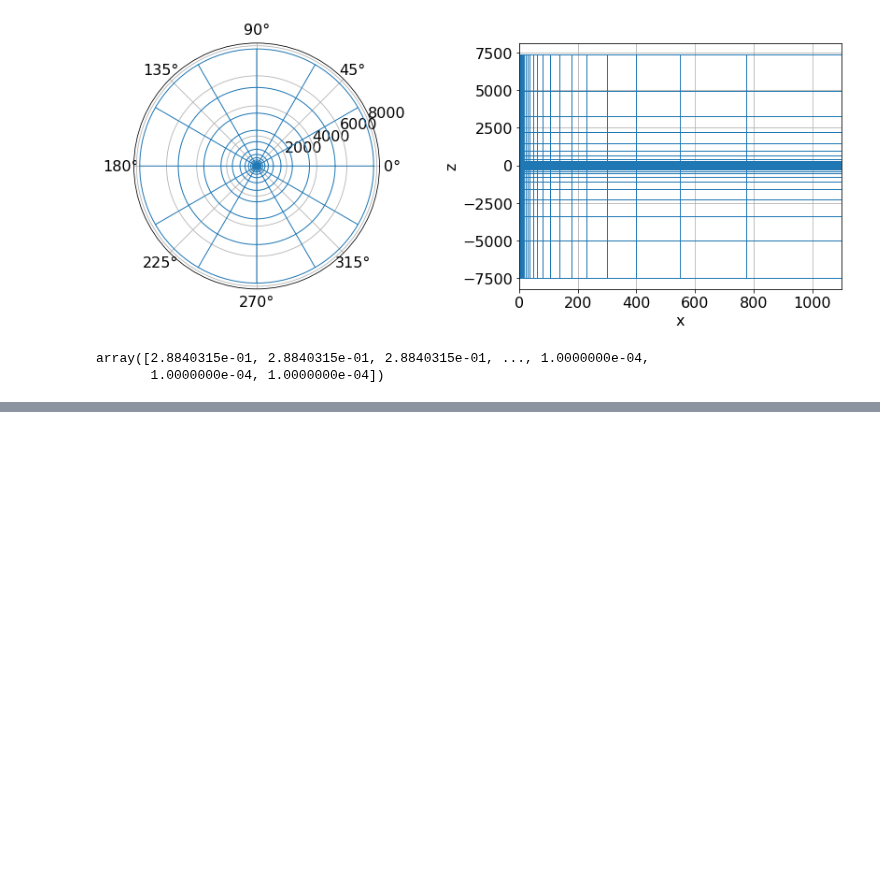
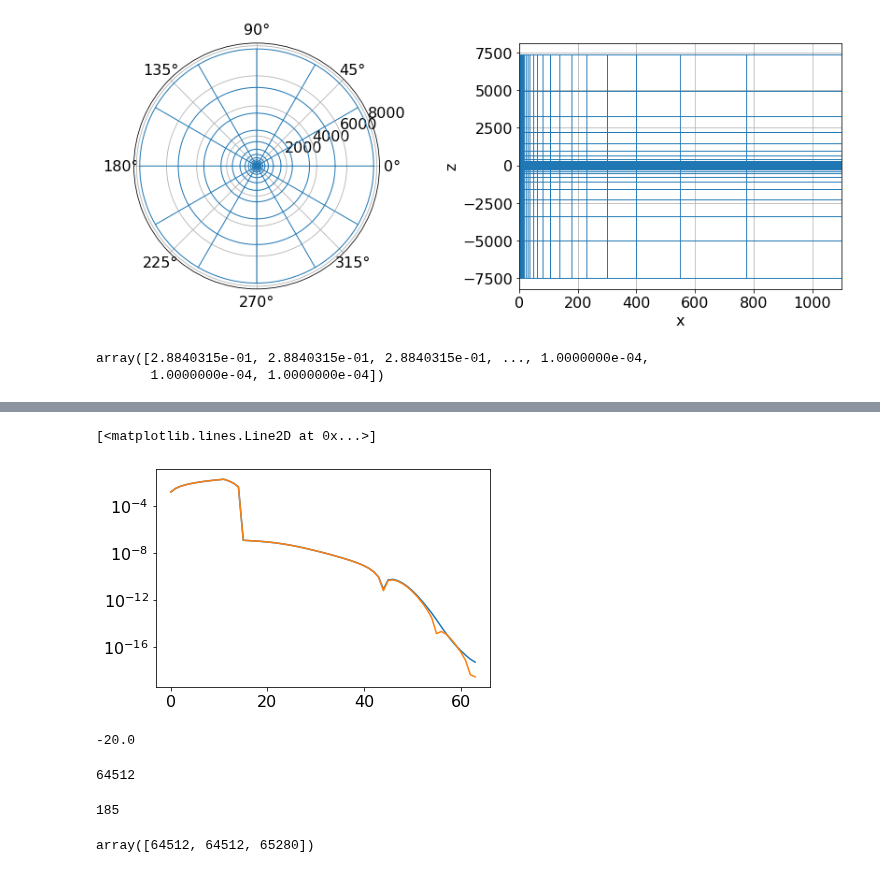
Before and after one commit to lheagy/heagy-2019-casing-ml, a Jupyter notebook: notebooks/generate_synthetic_data.ipynb, the cells around one changed output, grey strips where cells are left out. Cells and saved outputs as stored; diff of their text form; code cells hidden in the pictures; blank space fills up the shorter version.

Commit message:
update figures

```diff
--- a/notebooks/generate_synthetic_data.ipynb
+++ b/notebooks/generate_synthetic_data.ipynb
@@ -288,0 +289,39 @@ zsample = np.linspace(-cl, 0, ndata)
+# %%
+currents = {}
+for m in ["casing", "approx_casing"]:
+    currents[m] = np.load(f"{trial_directory}{m}_fields.npy")
+# %%
+# compute jd
+jd = currents["casing"] - currents["approx_casing"]
+# %%
+jdx = mkvc(jd[:mesh.vnF[0], :]).reshape(tuple(mesh.vnFx)+(sim.nT+1,), order="F")
+jdz = mkvc(jd[np.sum(mesh.vnF[:2]):, :]).reshape(tuple(mesh.vnFz)+(sim.nT+1,), order="F")
+
+# take mean in theta-dimension jdx.mean(1)
+jdx = jdx.mean(1)
+jdz = jdz.mean(1)
+
+jdxz = np.hstack([mkvc(jdx), mkvc(jdz)])
+# %%
+plt.semilogy(np.abs(mkvc(jdx[:, 0, 50, 0])))
+plt.semilogy(np.abs(mkvc(jdx[:, 4, 50, 0])))
+# plt.semilogy(np.abs(mkvc(jdx[:, 0, :, 0]) - mkvc(jdx[:, 1, :, :])))
+# %% [output]
+[<matplotlib.lines.Line2D at 0x...>]
+[figure, added]
+# %%
+mesh.vectorNz[54]
+# %% [output]
+-20.0
+# %%
+np.prod(mesh.vnFx)
+# %% [output]
+64512
+# %%
+sim.nT
+# %% [output]
+185
+# %%
+mesh.vnF
+# %% [output]
+array([64512, 64512, 65280])
```
Also changed, not shown: parts of 15 cells of this notebook, 6 other files.
